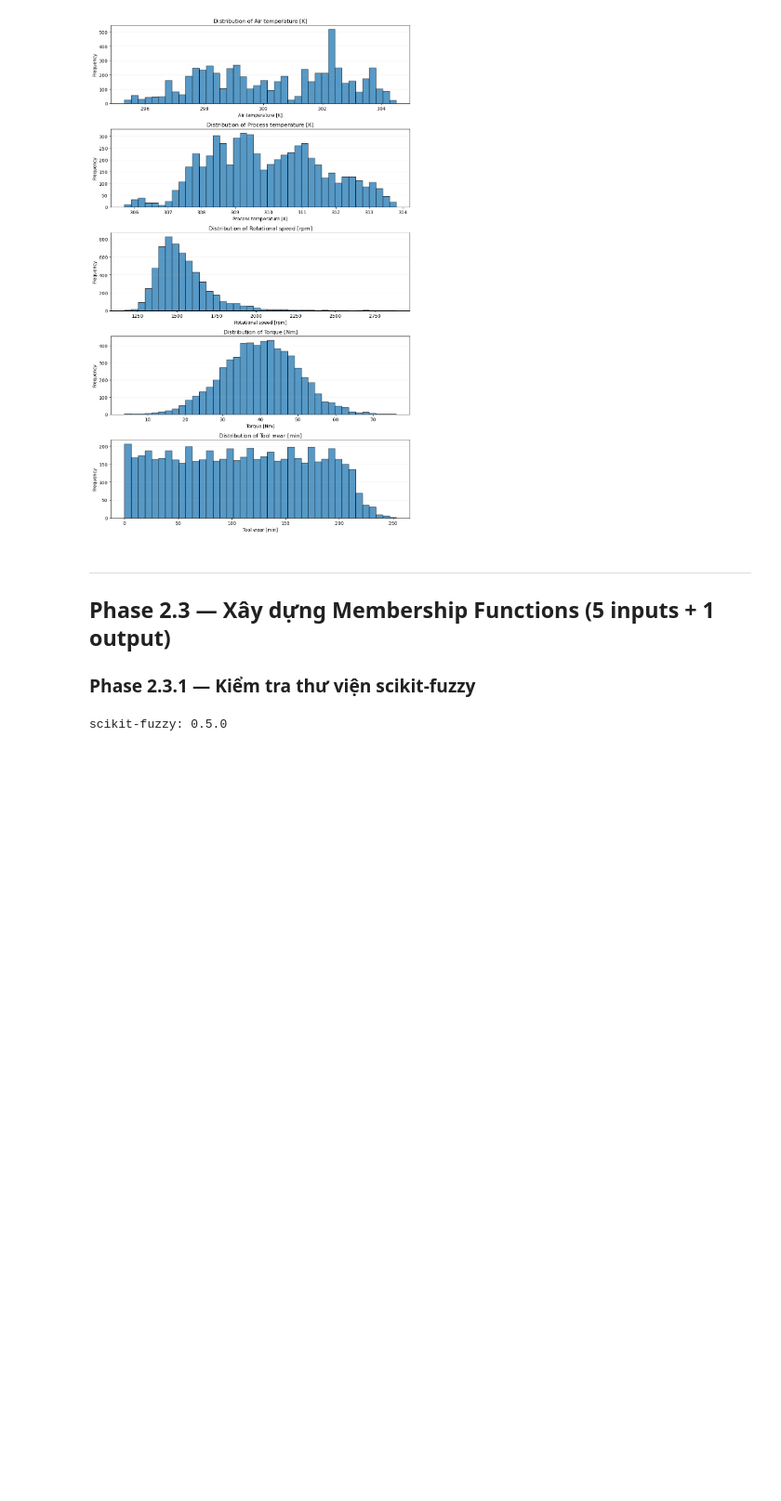
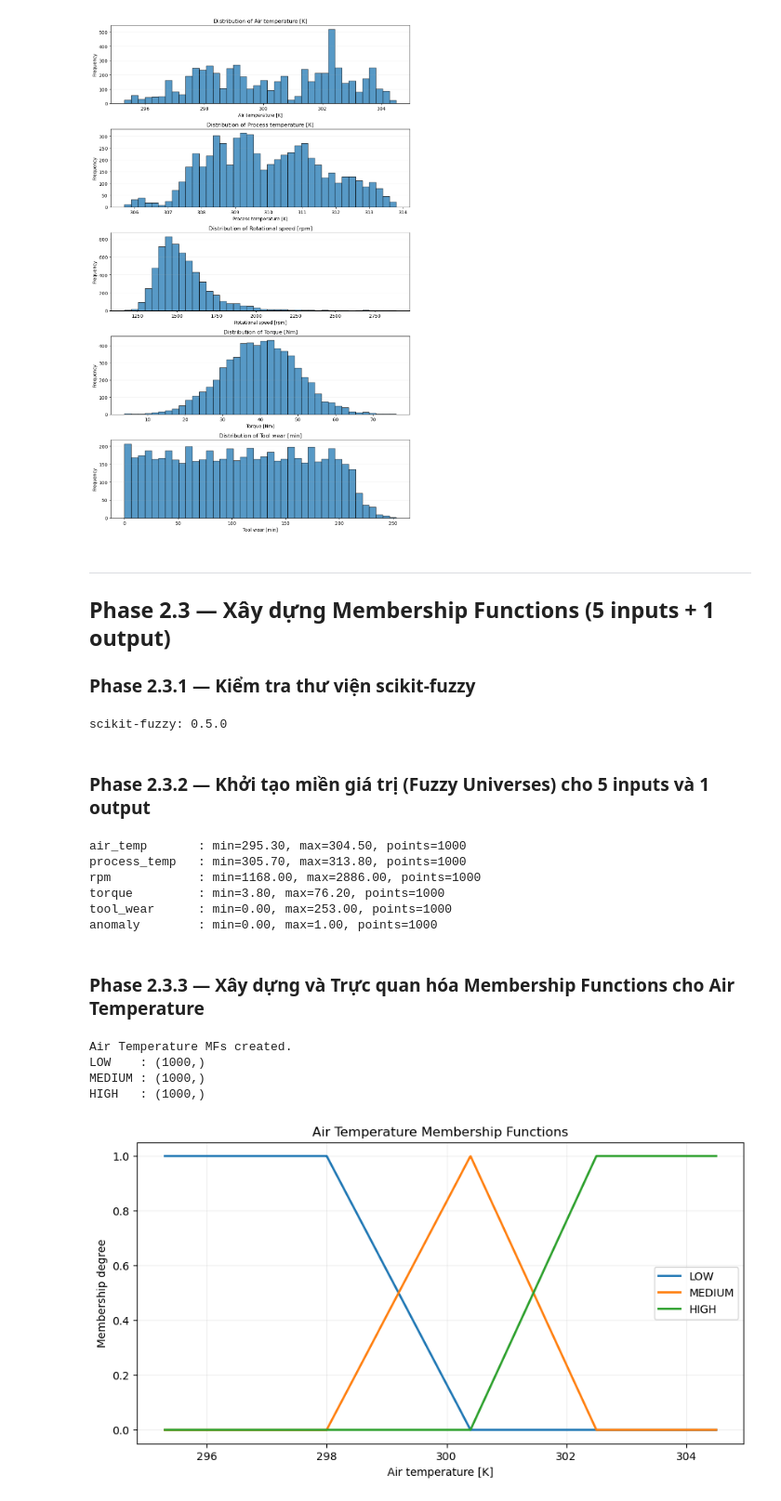
Before and after one commit to Chipzgk/An-Evolving-Fuzzy-Reasoning-System-for-Sensor-Stream-Anomaly-Detection-under-Concept-Drift, a Jupyter notebook: notebooks/02_static_fuzzy_baseline.ipynb, the cells around one changed output. Shown at 93% size. Drawn from its saved outputs; the diff is of its cells as text; code cells hidden in the pictures; blank space fills up the shorter version.

Commit message:
feat(membership): phase 2.3 - membership functions

```diff
--- a/notebooks/02_static_fuzzy_baseline.ipynb
+++ b/notebooks/02_static_fuzzy_baseline.ipynb
@@ -109,3 +109,82 @@ import skfuzzy as fuzz
 print("scikit-fuzzy:", fuzz.__version__)
 # %% [output]
 scikit-fuzzy: 0.5.0
+# %% [markdown]
+### Phase 2.3.2 — Khởi tạo miền giá trị (Fuzzy Universes) cho 5 inputs và 1 output
+# %%
+# Phase 2.3.2 — Define fuzzy universes
+
+import numpy as np
+
+universes = {
+    "air_temp": np.linspace(295.3, 304.5, 1000),
+    "process_temp": np.linspace(305.7, 313.8, 1000),
+    "rpm": np.linspace(1168, 2886, 1000),
+    "torque": np.linspace(3.8, 76.2, 1000),
+    "tool_wear": np.linspace(0, 253, 1000),
+    "anomaly": np.linspace(0, 1, 1000),
+}
+
+for name, universe in universes.items():
+    print(
+        f"{name:15s}: "
+        f"min={universe.min():.2f}, "
+        f"max={universe.max():.2f}, "
+        f"points={len(universe)}"
+    )
+# %% [output]
+air_temp       : min=295.30, max=304.50, points=1000
+process_temp   : min=305.70, max=313.80, points=1000
+rpm            : min=1168.00, max=2886.00, points=1000
+torque         : min=3.80, max=76.20, points=1000
+tool_wear      : min=0.00, max=253.00, points=1000
+anomaly        : min=0.00, max=1.00, points=1000
+# %% [markdown]
+### Phase 2.3.3 — Xây dựng và Trực quan hóa Membership Functions cho Air Temperature
+# %%
+# Phase 2.3.3 — Air Temperature Membership Functions
+
+air_temp = universes["air_temp"]
+
+air_low = fuzz.trapmf(
+    air_temp,
+    [295.3, 295.3, 298.0, 300.4]
+)
+
+air_medium = fuzz.trimf(
+    air_temp,
+    [298.0, 300.4, 302.5]
+)
+
+air_high = fuzz.trapmf(
+    air_temp,
+    [300.4, 302.5, 304.5, 304.5]
+)
+
+print("Air Temperature MFs created.")
+print("LOW    :", air_low.shape)
+print("MEDIUM :", air_medium.shape)
+print("HIGH   :", air_high.shape)
+# %% [output]
+Air Temperature MFs created.
+LOW    : (1000,)
+MEDIUM : (1000,)
+HIGH   : (1000,)
+# %%
+# Visualize Air Temperature Membership Functions
+
+plt.figure(figsize=(10, 5))
+
+plt.plot(air_temp, air_low, label="LOW", linewidth=2)
+plt.plot(air_temp, air_medium, label="MEDIUM", linewidth=2)
+plt.plot(air_temp, air_high, label="HIGH", linewidth=2)
+
+plt.title("Air Temperature Membership Functions")
+plt.xlabel("Air temperature [K]")
+plt.ylabel("Membership degree")
+plt.ylim(-0.05, 1.05)
+plt.grid(alpha=0.2)
+plt.legend()
+plt.show()
+# %% [output]
+[figure, added]
```
Also changed, not shown: parts of 27 cells of this notebook, 1 other file.
